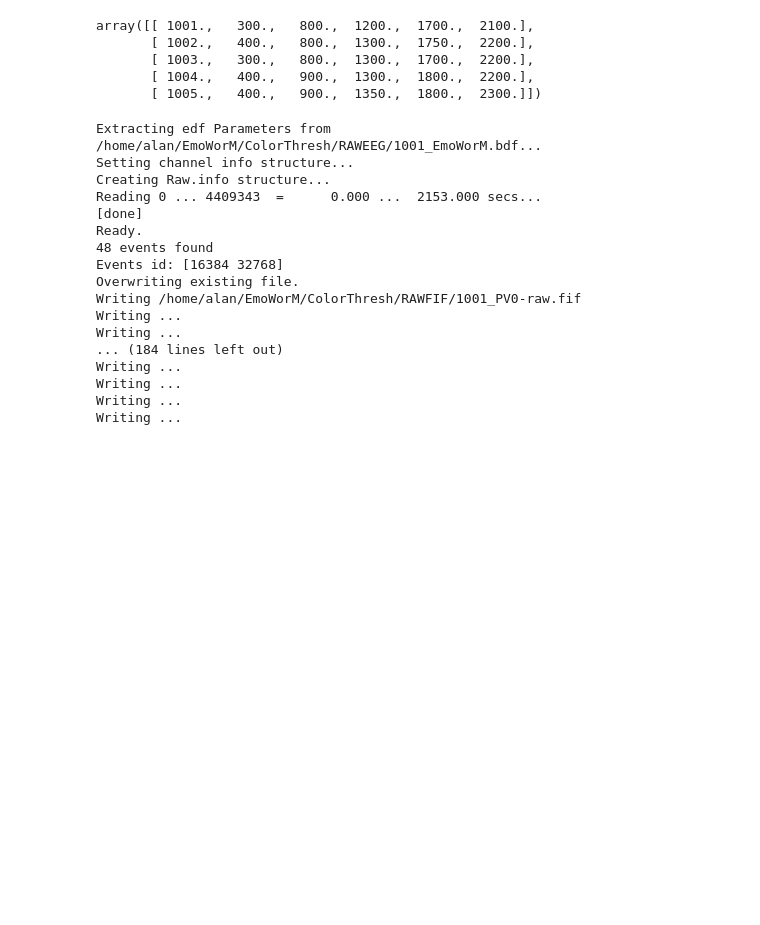
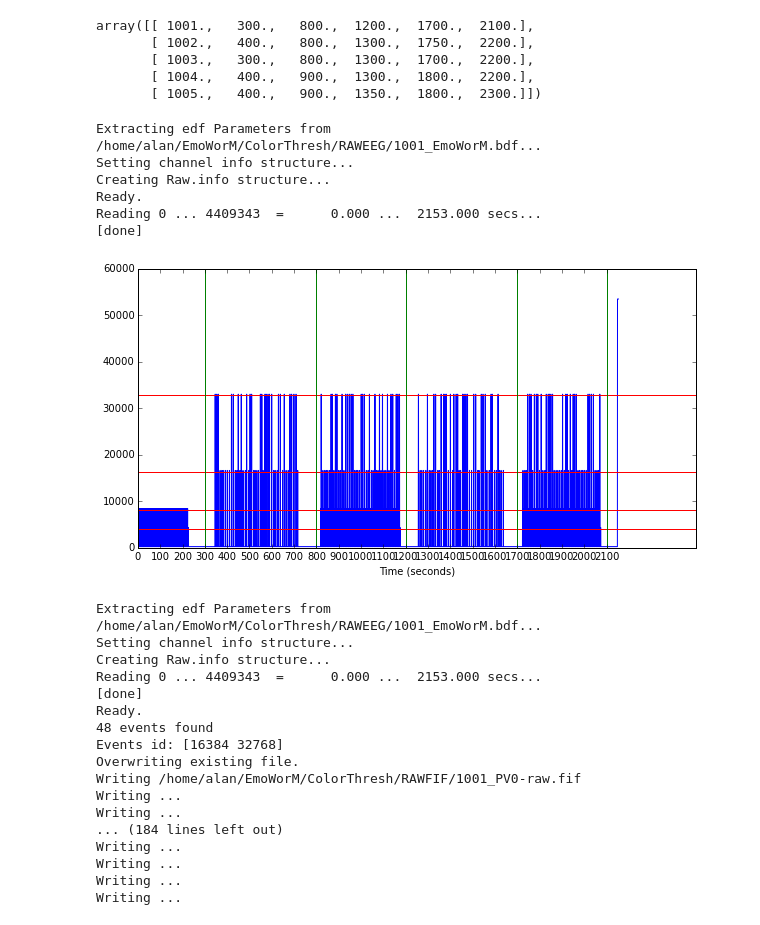
Before and after one commit to snn88/EmoWorM_Analysis, a Jupyter notebook: examples/raw_data.ipynb, the cells around one changed output. Saved outputs shown, nothing was run; the diff lists cells and outputs as text; code cells hidden in the pictures; blank space fills up the shorter version.

```diff
--- a/examples/raw_data.ipynb
+++ b/examples/raw_data.ipynb
@@ -38,6 +65,17 @@ array([[ 1001.,   300.,   800.,  1200.,  1700.,  2100.],
        [ 1003.,   300.,   800.,  1300.,  1700.,  2200.],
        [ 1004.,   400.,   900.,  1300.,  1800.,  2200.],
        [ 1005.,   400.,   900.,  1350.,  1800.,  2300.]])
+# %%
+# plot the events with break points
+raw1001.plot_event_channel(show=True, save=False, figsize=(10, 5), plot_breaks=True)
+# %% [output]
+Extracting edf Parameters from /home/alan/EmoWorM/ColorThresh/RAWEEG/1001_EmoWorM.bdf...
+Setting channel info structure...
+Creating Raw.info structure...
+Ready.
+Reading 0 ... 4409343  =      0.000 ...  2153.000 secs...
+[done]
+[figure, added]
 # %%
 # now crop the files
 raw1001.crop_file()
```
Also changed, not shown: parts of 4 cells of this notebook, 5 other files.
